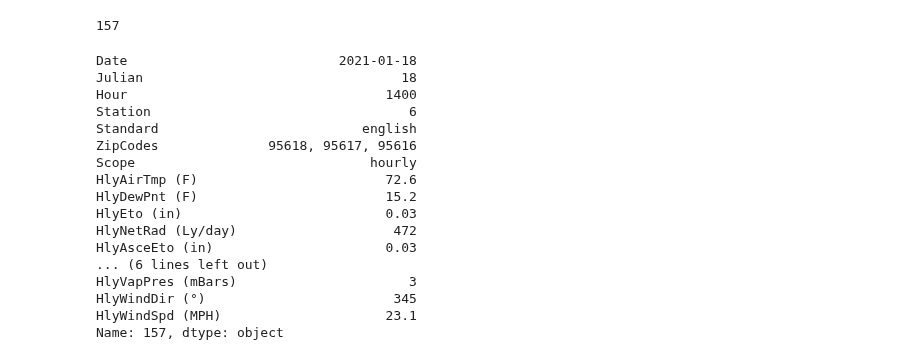
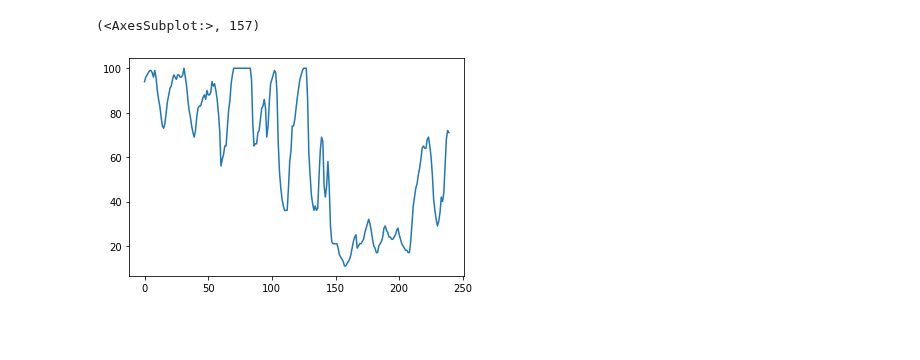
Before and after one commit to tomityrrell/psps-analysis, a Jupyter notebook: notebooks/Weather Station Analysis.ipynb, the cells around one changed output. Saved outputs shown, nothing was run; the diff lists cells and outputs as text; code cells hidden in the pictures; blank space fills up the shorter version.

```diff
--- a/notebooks/Weather Station Analysis.ipynb
+++ b/notebooks/Weather Station Analysis.ipynb
@@ -64,24 +54,5 @@ wr["HlyWindSpd (MPH)"].argmax()
 # %%
-wr["HlyRelHum (%)"].argmin()
+wr["HlyRelHum (%)"].plot(), wr["HlyRelHum (%)"].argmin()
 # %% [output]
-157
+(<AxesSubplot:>, 157)
+[figure, added]
-# %%
-wr.iloc[157]
-# %% [output]
-Date                           2021-01-18
-Julian                                 18
-Hour                                 1400
-Station                                 6
-Standard                          english
-ZipCodes              95618, 95617, 95616
-Scope                              hourly
-HlyAirTmp (F)                        72.6
-HlyDewPnt (F)                        15.2
-HlyEto (in)                          0.03
-HlyNetRad (Ly/day)                    472
-HlyAsceEto (in)                      0.03
-... (6 lines left out)
-HlyVapPres (mBars)                      3
-HlyWindDir (°)                        345
-HlyWindSpd (MPH)                     23.1
-Name: 157, dtype: object
```
Also changed, not shown: parts of 19 cells of this notebook, 3 other files.
